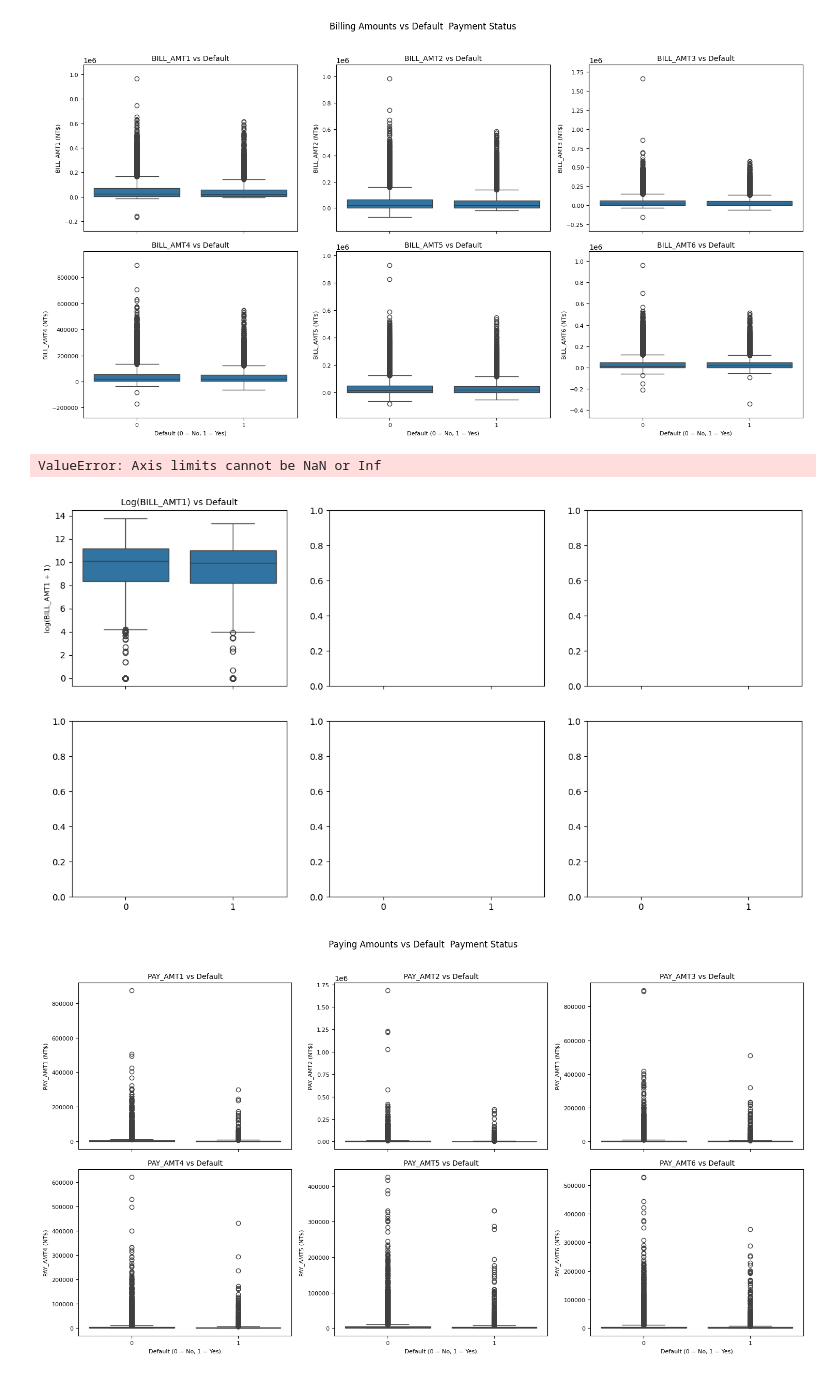
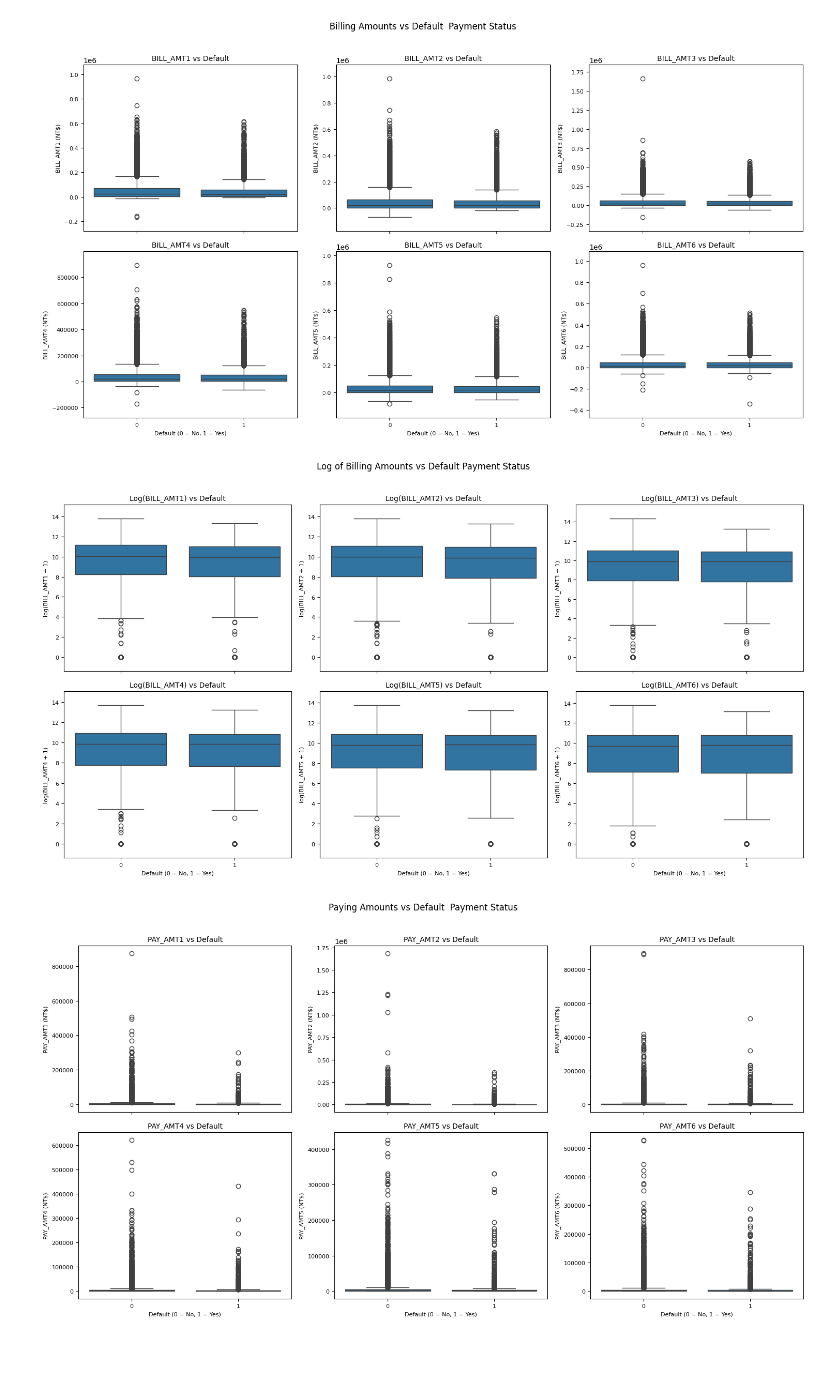
Before and after one commit to ilyayath/Credit-Risk-Analysis, a Jupyter notebook: eda_credit.ipynb, the cells around one changed output. Saved outputs shown, nothing was run; the diff lists cells and outputs as text; code cells hidden in the pictures; blank space fills up the shorter version.

```diff
--- a/eda_credit.ipynb
+++ b/eda_credit.ipynb
@@ -379,30 +379,31 @@ plt.show()
 # %%
 fig, axes = plt.subplots(nrows=2, ncols=3, figsize=(15, 8), sharex=True)
 axes = axes.flatten()
 
 for idx, col in enumerate(bill_cols):
-    df[f'log_{col}'] = np.log1p(df[col])  # додаємо логарифмовану колонку
+    df[f'log_{col}'] = np.log1p(df[col].clip(lower=0))
+
+    valid_data = df[f'log_{col}'].replace([np.inf, -np.inf], np.nan).dropna()
 
     data_min = df[f'log_{col}'].min()
     data_max = df[f'log_{col}'].max()
     padding = (data_max - data_min) * 0.1
     y_min = data_min - padding
     y_max = data_max + padding
 
     sns.boxplot(x=target_col, y=f'log_{col}', data=df, ax=axes[idx])
 
     axes[idx].set_title(f'Log({col}) vs Default', fontsize=10)
     axes[idx].set_xlabel('Default (0 = No, 1 = Yes)', fontsize=8)
     axes[idx].set_ylabel(f'log({col} + 1)', fontsize=8)
     axes[idx].set_ylim(y_min, y_max)
     axes[idx].tick_params(axis='both', labelsize=8)
 
 plt.suptitle('Log of Billing Amounts vs Default Payment Status', fontsize=12, y=1.02)
 plt.tight_layout()
 plt.show()
 # %% [output]
-ValueError: Axis limits cannot be NaN or Inf
-[figure, old version]
+[figure, new version]
 # %%
 pay_cols = ['PAY_AMT1','PAY_AMT2','PAY_AMT3','PAY_AMT4','PAY_AMT5','PAY_AMT6']
 # %%
```
Also changed, not shown: parts of 12 cells of this notebook.
